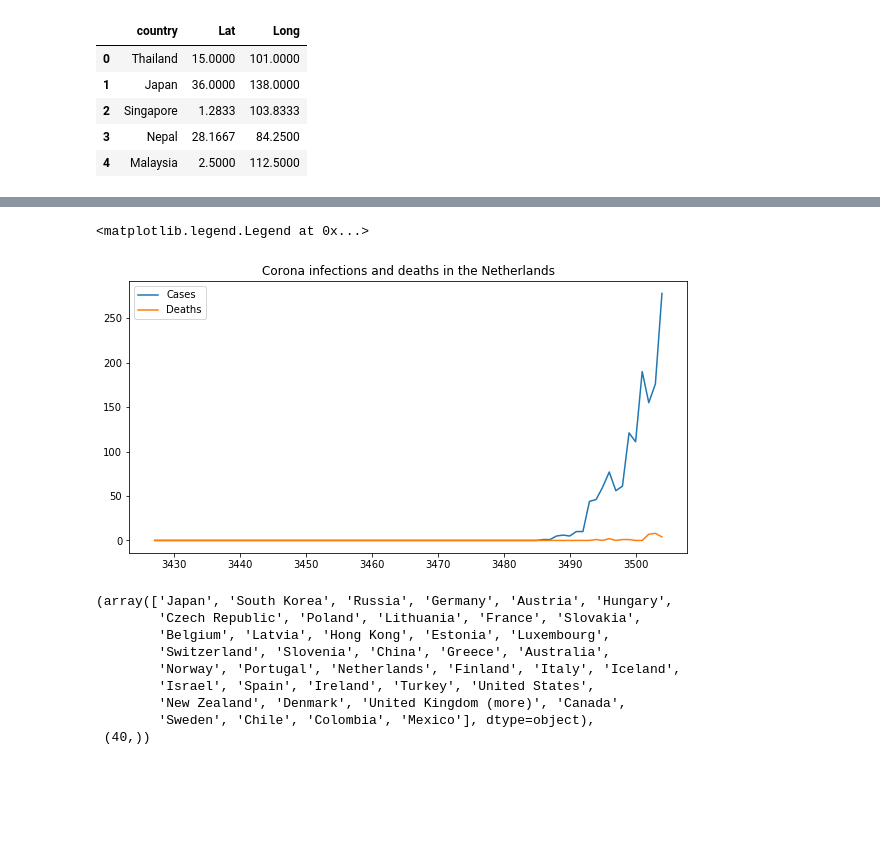
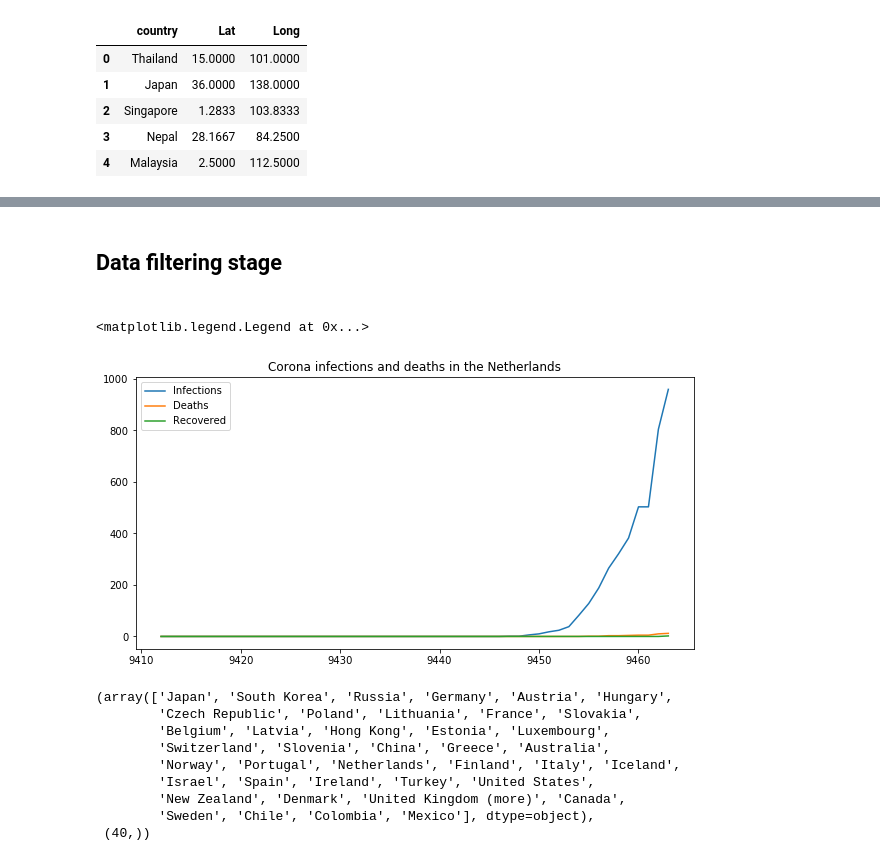
Before and after one commit to paulozk/corona, a Jupyter notebook: notebooks/data_preparation.ipynb, the cells around one changed output, grey strips where cells are left out. Saved outputs shown, nothing was run; the diff lists cells and outputs as text; code cells hidden in the pictures; blank space fills up the shorter version.

Commit message:
merging of data done. Cleaning remains

```diff
--- a/notebooks/data_preparation.ipynb
+++ b/notebooks/data_preparation.ipynb
@@ -24,0 +11,24 @@ data_corona.head()
+# %%
+# read the time series data about corona infections, deaths and recoveries worldwide
+data_infections = pd.read_csv('../data/time_series_covid_19_confirmed.csv')
+data_infections = data_infections.rename(columns={'Country/Region': 'country'})
+
+data_deaths = pd.read_csv('../data/time_series_covid_19_deaths.csv')
+data_deaths = data_deaths.rename(columns={'Country/Region': 'country'})
+
+data_recovered = pd.read_csv('../data/time_series_covid_19_recovered.csv')
+data_recovered = data_recovered.rename(columns={'Country/Region': 'country'})
+# %%
+def reshape_timeseries(data, name):
+    data = data.set_index('country')
+    data_timeseries_unstacked = data.iloc[:, 4:].transpose().unstack().reset_index()
+    data = data.reset_index()
+    result = pd.merge(data_timeseries_unstacked, data[['country', 'Lat', 'Long']], on="country")
+
+    result = result.rename(columns={'level_1': 'date', 0: name})
+
+    return result
+# %%
+data_infections = reshape_timeseries(data_infections.copy(), 'infections')
+data_deaths = reshape_timeseries(data_deaths.copy(), 'deaths')
+data_recovered = reshape_timeseries(data_recovered.copy(), 'recovered')
@@ -25,3 +62,6 @@ data_corona.head()
+# %%
+# merge three timeseries datasets into 1
+data = pd.concat([data_infections, data_deaths['deaths'], data_recovered['recovered']], axis=1)
 # %%
 # read the data about medical capacity per country
 data_beds = pd.read_csv("../data/beds_per_country.csv")
@@ -88,14 +116,17 @@ for country in data_corona['country'].unique():
+# %% [markdown]
+<h2>Data filtering stage<h2>
 # %%
 # plot the progression of infections and deaths
 fig, ax = plt.subplots(1,1)
 fig.set_size_inches(10, 5)
-data_corona[data_corona['country'] == "Netherlands"]['Cases'].plot(ax=ax)
-data_corona[data_corona['country'] == "Netherlands"]['Deaths'].plot(ax=ax)
+data[data['country'] == "Netherlands"]['infections'].plot(ax=ax)
+data[data['country'] == "Netherlands"]['deaths'].plot(ax=ax)
+data[data['country'] == "Netherlands"]['recovered'].plot(ax=ax)
 plt.title("Corona infections and deaths in the Netherlands")
-plt.legend(['Cases', 'Deaths'])
+plt.legend(['Infections', 'Deaths', 'Recovered'])
 # %% [output]
 <matplotlib.legend.Legend at 0x...>
-[figure, old version]
+[figure, new version]
 # %%
 # identify the countries occurring in the hospital data
 countries_bed = data_beds['country'].unique()
```
Also changed, not shown: parts of 24 cells of this notebook.
